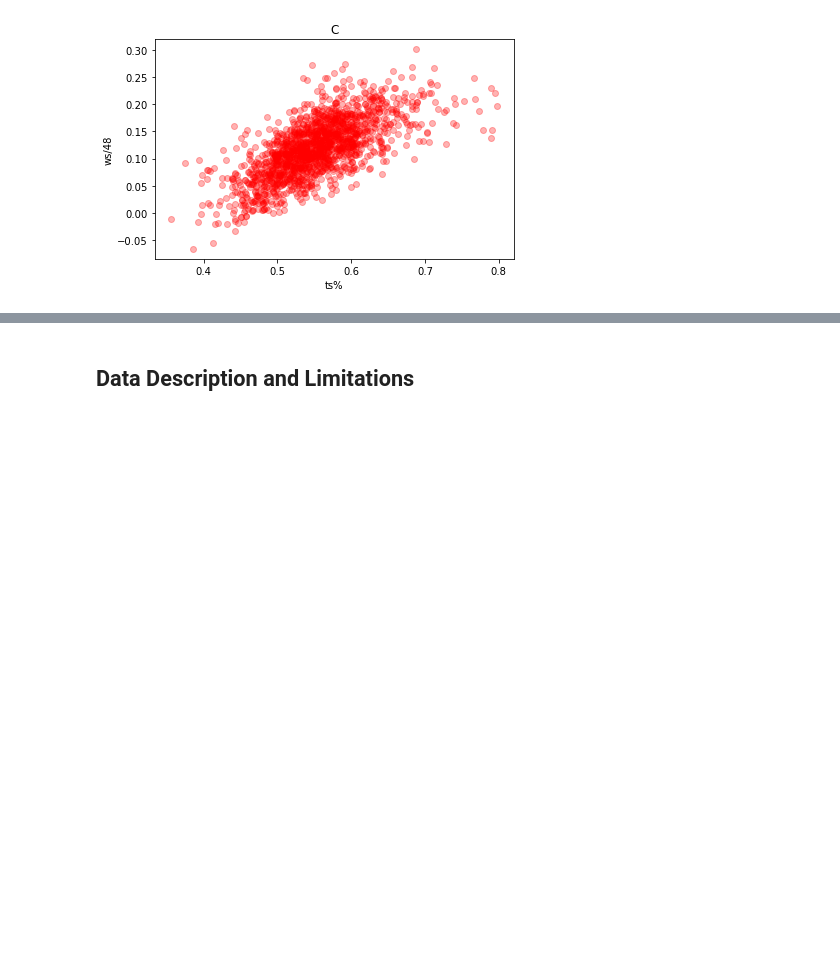
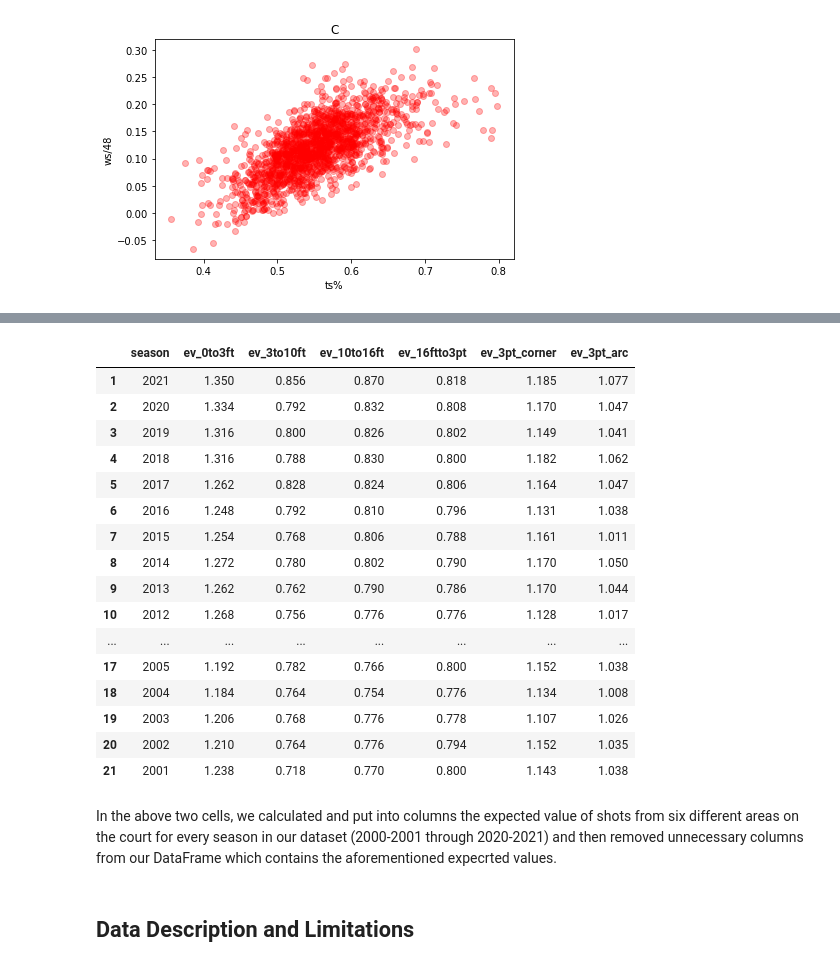
Before and after one commit to MAhram1/INFO-2950-Project, a Jupyter notebook: proj.ipynb, the cells around one changed output, grey strips where cells are left out. Drawn from its saved outputs; the diff is of its cells as text; code cells hidden in the pictures; blank space fills up the shorter version.

```diff
--- a/proj.ipynb
+++ b/proj.ipynb
@@ -559,3 +625,28 @@ For C: correlation between ts% and ws/48:  0.6833
+# %%
+# Removing all unnecessary, extraneous columns from expected_values_by_loc...
+expected_values_by_loc = expected_values_by_loc.loc[:,['season','ev_0to3ft', 'ev_3to10ft', 'ev_10to16ft',
+                                                       'ev_16ftto3pt', 'ev_3pt_corner', 'ev_3pt_arc']]
+expected_values_by_loc
+# %% [output]
+|  | season | ev_0to3ft | ev_3to10ft | ev_10to16ft | ev_16ftto3pt | ev_3pt_corner | ev_3pt_arc |
+| 1 | 2021 | 1.350 | 0.856 | 0.870 | 0.818 | 1.185 | 1.077 |
+| 2 | 2020 | 1.334 | 0.792 | 0.832 | 0.808 | 1.170 | 1.047 |
+| 3 | 2019 | 1.316 | 0.800 | 0.826 | 0.802 | 1.149 | 1.041 |
+| 4 | 2018 | 1.316 | 0.788 | 0.830 | 0.800 | 1.182 | 1.062 |
+| 5 | 2017 | 1.262 | 0.828 | 0.824 | 0.806 | 1.164 | 1.047 |
+| 6 | 2016 | 1.248 | 0.792 | 0.810 | 0.796 | 1.131 | 1.038 |
+| 7 | 2015 | 1.254 | 0.768 | 0.806 | 0.788 | 1.161 | 1.011 |
+| 8 | 2014 | 1.272 | 0.780 | 0.802 | 0.790 | 1.170 | 1.050 |
+| 9 | 2013 | 1.262 | 0.762 | 0.790 | 0.786 | 1.170 | 1.044 |
+| 10 | 2012 | 1.268 | 0.756 | 0.776 | 0.776 | 1.128 | 1.017 |
+| ... | ... | ... | ... | ... | ... | ... | ... |
+| 17 | 2005 | 1.192 | 0.782 | 0.766 | 0.800 | 1.152 | 1.038 |
+| 18 | 2004 | 1.184 | 0.764 | 0.754 | 0.776 | 1.134 | 1.008 |
+| 19 | 2003 | 1.206 | 0.768 | 0.776 | 0.778 | 1.107 | 1.026 |
+| 20 | 2002 | 1.210 | 0.764 | 0.776 | 0.794 | 1.152 | 1.035 |
+| 21 | 2001 | 1.238 | 0.718 | 0.770 | 0.800 | 1.143 | 1.038 |
+# %% [markdown]
+In the above two cells, we calculated and put into columns the expected value of shots from six different areas on the court for every season in our dataset (2000-2001 through 2020-2021) and then removed unnecessary columns from our DataFrame which contains the aforementioned expecrted values.
 # %% [markdown]
 ## Data Description and Limitations
 # %% [markdown]
```
Also changed, not shown: parts of 11 cells of this notebook.
